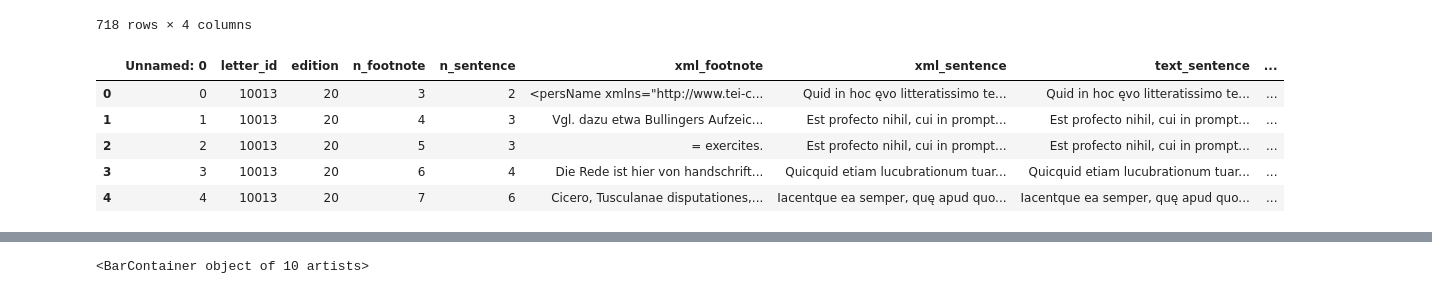
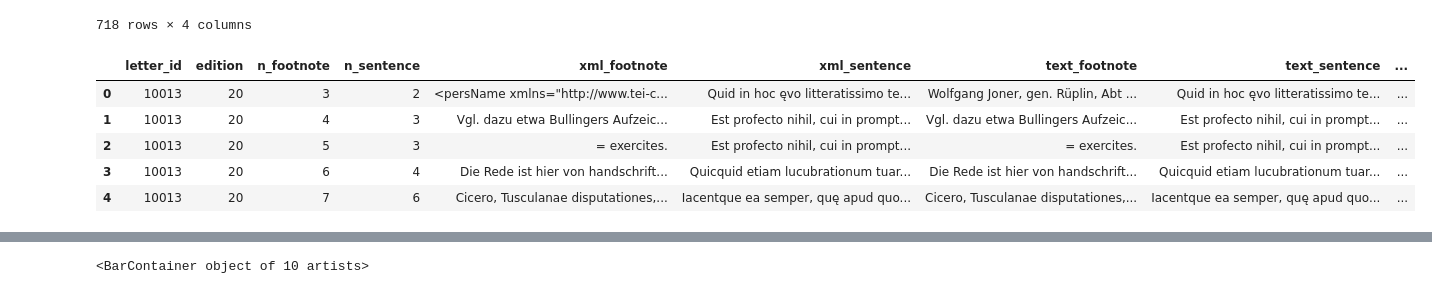
Before and after one commit to Boffl/BullingerDigitalLMFootnotes, a Jupyter notebook: lit_stats.ipynb, the cells around one changed output, grey strips where cells are left out. Cells and saved outputs as stored; diff of their text form; code cells hidden in the pictures.

```diff
--- a/lit_stats.ipynb
+++ b/lit_stats.ipynb
@@ -20,11 +23,13 @@ lit_df
 # %%
+from parse_bullinger import classify_footnote
+
 pd.set_option('display.max_colwidth', None)  # show whole text in the cells
-footnote_df = pd.read_csv("footnote_stats.csv")
+footnote_df = pd.read_csv("data/footnote_df.csv")
 footnote_df.head()
 # %% [output]
-|  | Unnamed: 0 | letter_id | edition | n_footnote | n_sentence | xml_footnote | xml_sentence | text_sentence | ... |
-| 0 | 0 | 10013 | 20 | 3 | 2 | <persName xmlns="http://www.tei-c... | Quid in hoc ęvo litteratissimo te... | Quid in hoc ęvo litteratissimo te... | ... |
-| 1 | 1 | 10013 | 20 | 4 | 3 | Vgl. dazu etwa Bullingers Aufzeic... | Est profecto nihil, cui in prompt... | Est profecto nihil, cui in prompt... | ... |
-| 2 | 2 | 10013 | 20 | 5 | 3 | = exercites. | Est profecto nihil, cui in prompt... | Est profecto nihil, cui in prompt... | ... |
-| 3 | 3 | 10013 | 20 | 6 | 4 | Die Rede ist hier von handschrift... | Quicquid etiam lucubrationum tuar... | Quicquid etiam lucubrationum tuar... | ... |
-| 4 | 4 | 10013 | 20 | 7 | 6 | Cicero, Tusculanae disputationes,... | Iacentque ea semper, quę apud quo... | Iacentque ea semper, quę apud quo... | ... |
+|  | letter_id | edition | n_footnote | n_sentence | xml_footnote | xml_sentence | text_footnote | text_sentence | ... |
+| 0 | 10013 | 20 | 3 | 2 | <persName xmlns="http://www.tei-c... | Quid in hoc ęvo litteratissimo te... | Wolfgang Joner, gen. Rüplin, Abt ... | Quid in hoc ęvo litteratissimo te... | ... |
+| 1 | 10013 | 20 | 4 | 3 | Vgl. dazu etwa Bullingers Aufzeic... | Est profecto nihil, cui in prompt... | Vgl. dazu etwa Bullingers Aufzeic... | Est profecto nihil, cui in prompt... | ... |
+| 2 | 10013 | 20 | 5 | 3 | = exercites. | Est profecto nihil, cui in prompt... | = exercites. | Est profecto nihil, cui in prompt... | ... |
+| 3 | 10013 | 20 | 6 | 4 | Die Rede ist hier von handschrift... | Quicquid etiam lucubrationum tuar... | Die Rede ist hier von handschrift... | Quicquid etiam lucubrationum tuar... | ... |
+| 4 | 10013 | 20 | 7 | 6 | Cicero, Tusculanae disputationes,... | Iacentque ea semper, quę apud quo... | Cicero, Tusculanae disputationes,... | Iacentque ea semper, quę apud quo... | ... |
```
Also changed, not shown: parts of 9 cells of this notebook, 1 other file.
